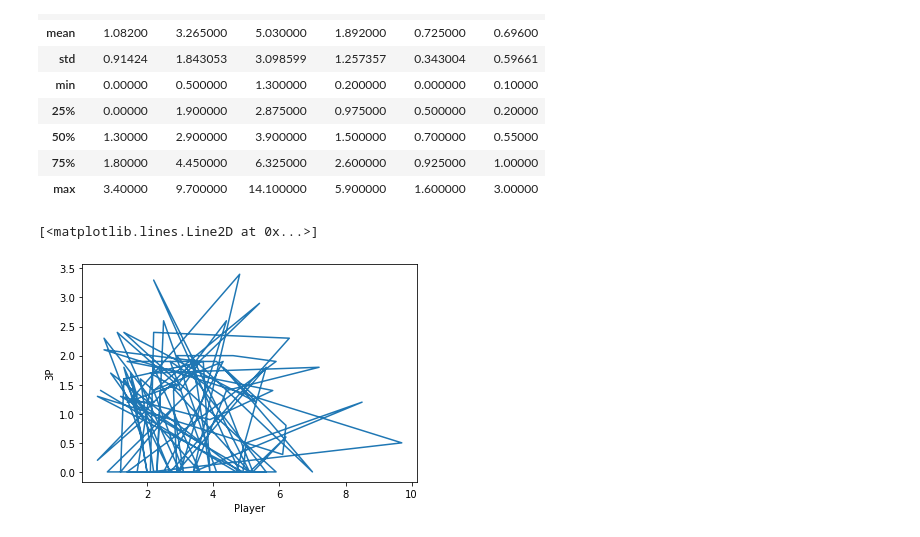
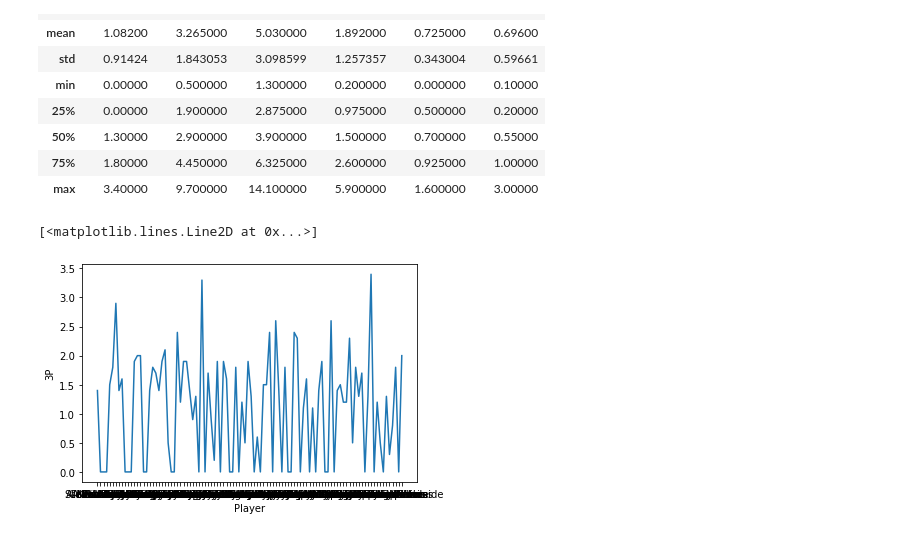
Before and after one commit to escortKwon/Advanced-AI-Education, a Jupyter notebook: 1st_week/Basketball_visualization.ipynb, the cells around one changed output. Cells and saved outputs as stored; diff of their text form; code cells hidden in the pictures.

```diff
--- a/1st_week/Basketball_visualization.ipynb
+++ b/1st_week/Basketball_visualization.ipynb
@@ -38,9 +40,10 @@ memory usage: 6.4+ KB
 # %%
-x = np.array(data["2P"])
+x = np.array(data["Player"])
 y = np.array(data["3P"])
+z = np.array(data["2P"])
 plt.xlabel("Player")
 plt.ylabel("3P")
 plt.plot(x, y)
 # %% [output]
 [<matplotlib.lines.Line2D at 0x...>]
-[figure, old version]
+[figure, new version]
```
Also changed, not shown: parts of 7 cells of this notebook.
